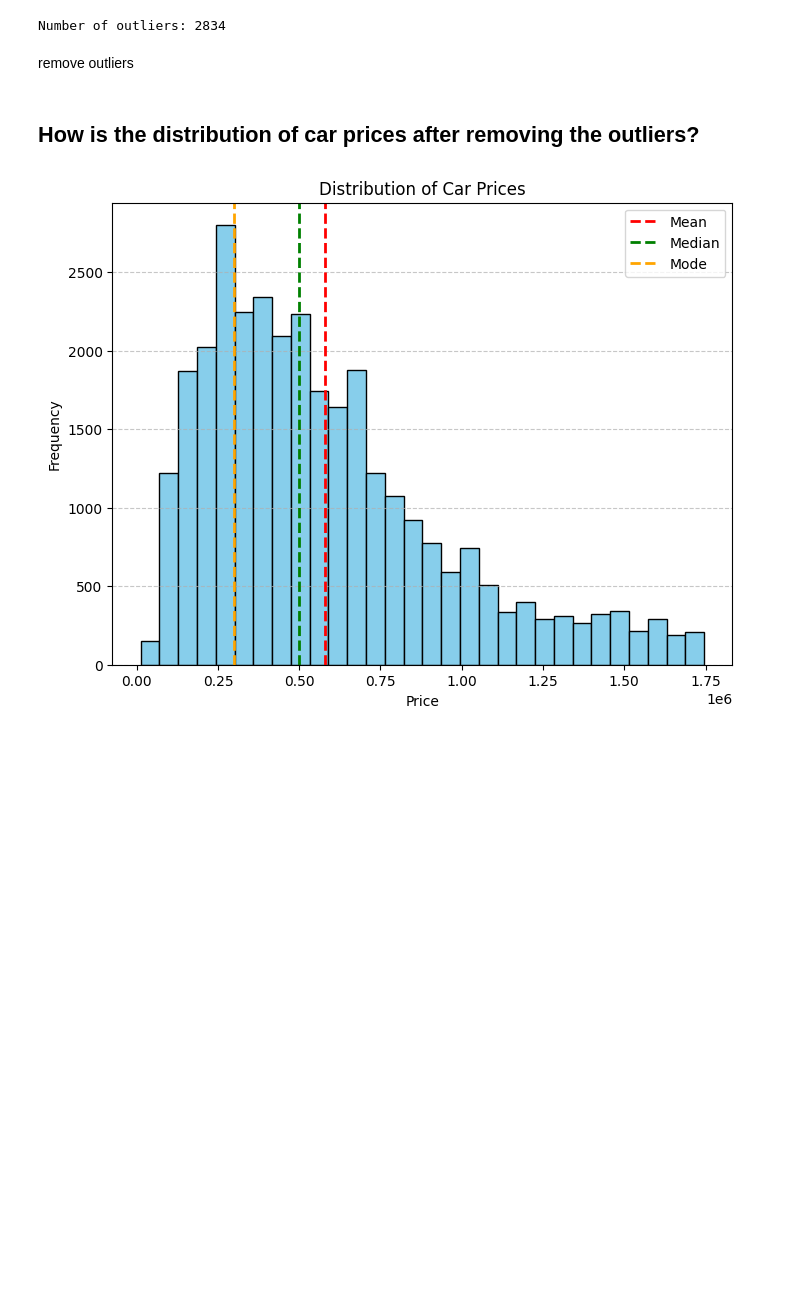
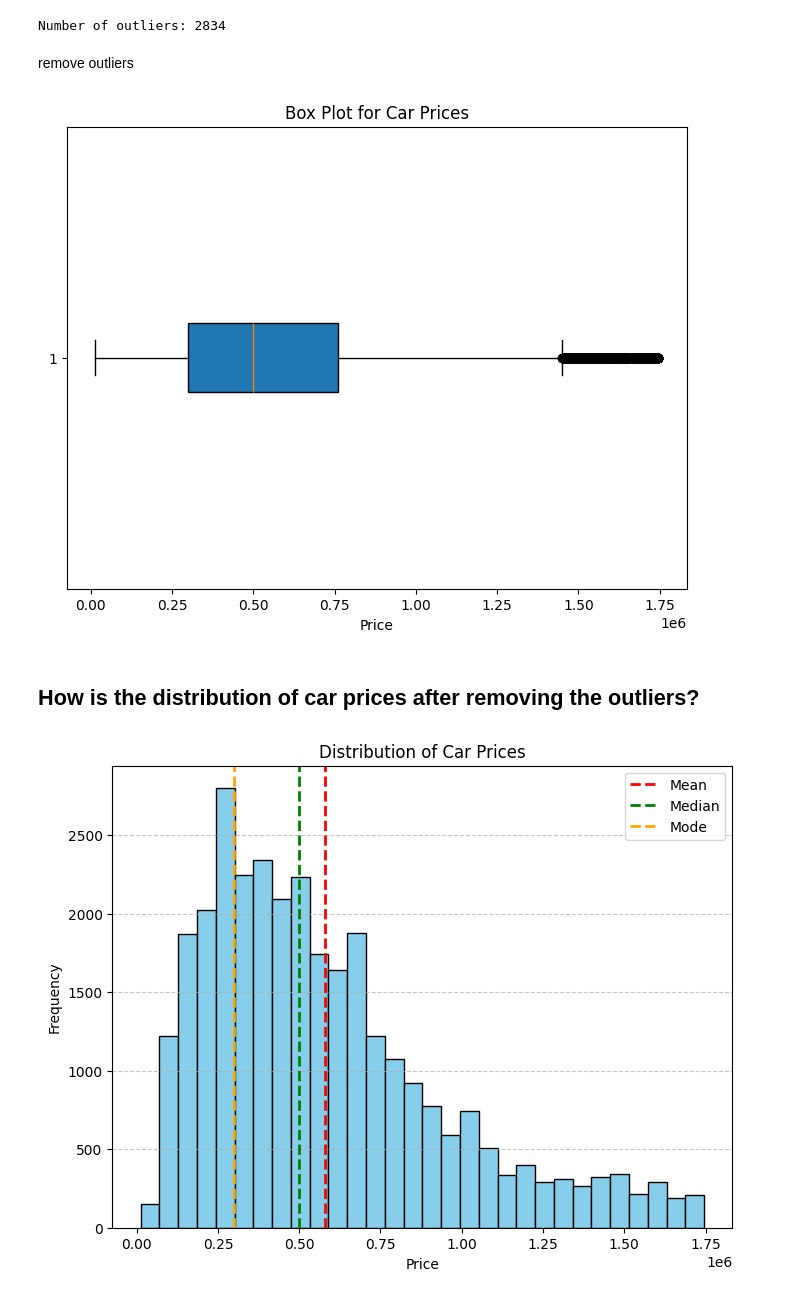
Before and after one commit to King-kin5/ml, a Jupyter notebook: linear_regression/cars/car.ipynb, the cells around one changed output. Drawn from its saved outputs; the diff is of its cells as text; code cells hidden in the pictures; blank space fills up the shorter version.

```diff
--- a/linear_regression/cars/car.ipynb
+++ b/linear_regression/cars/car.ipynb
@@ -176,6 +176,14 @@ Number of outliers: 2834
 remove outliers
 # %%
 data=data[~outliers]
+# %%
+plt.figure(figsize=(8, 6))
+plt.boxplot(data['Price'], vert=False, patch_artist=True)
+plt.title('Box Plot for Car Prices')
+plt.xlabel('Price')
+plt.show()
+# %% [output]
+[figure, added]
 # %% [markdown]
 ## How is the distribution of car prices after removing the outliers?
 # %%
```
Also changed, not shown: parts of 1 cell of this notebook, 8 other files.
